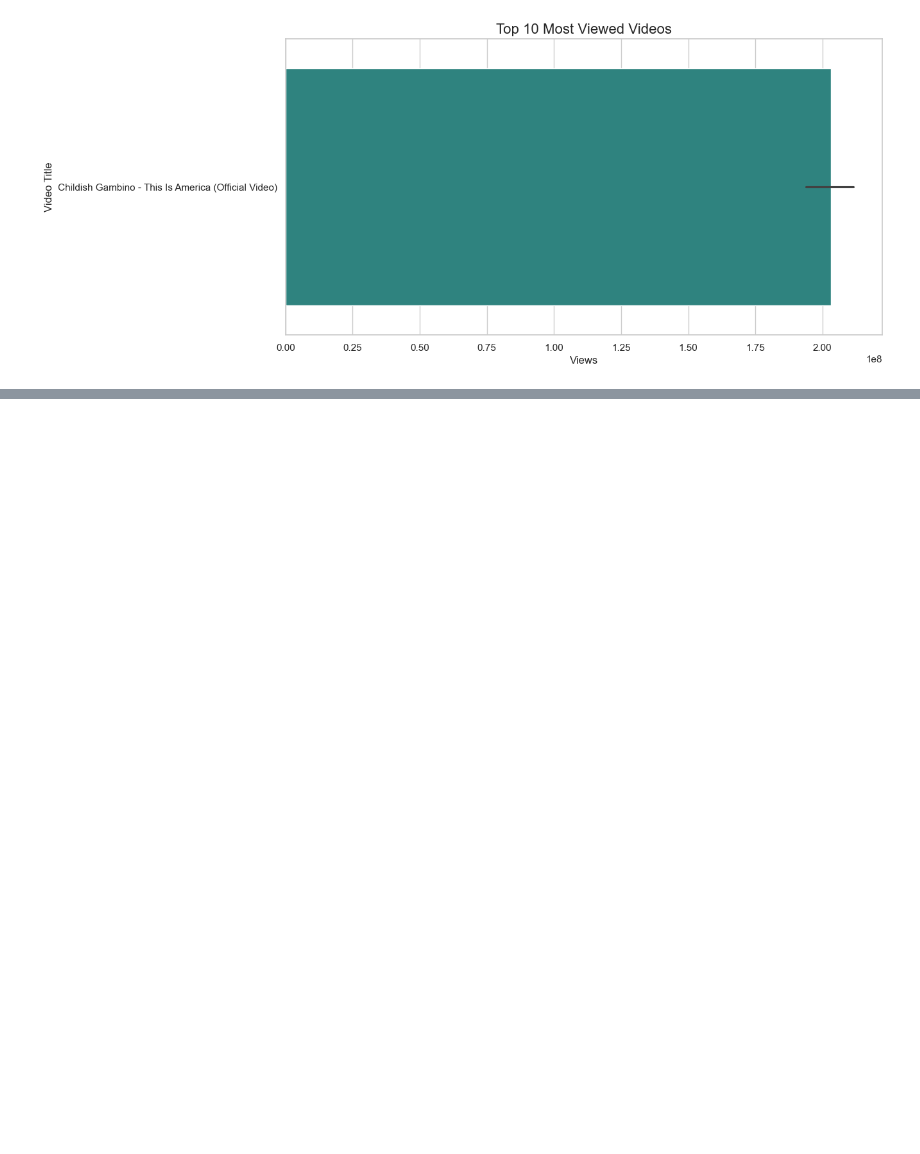
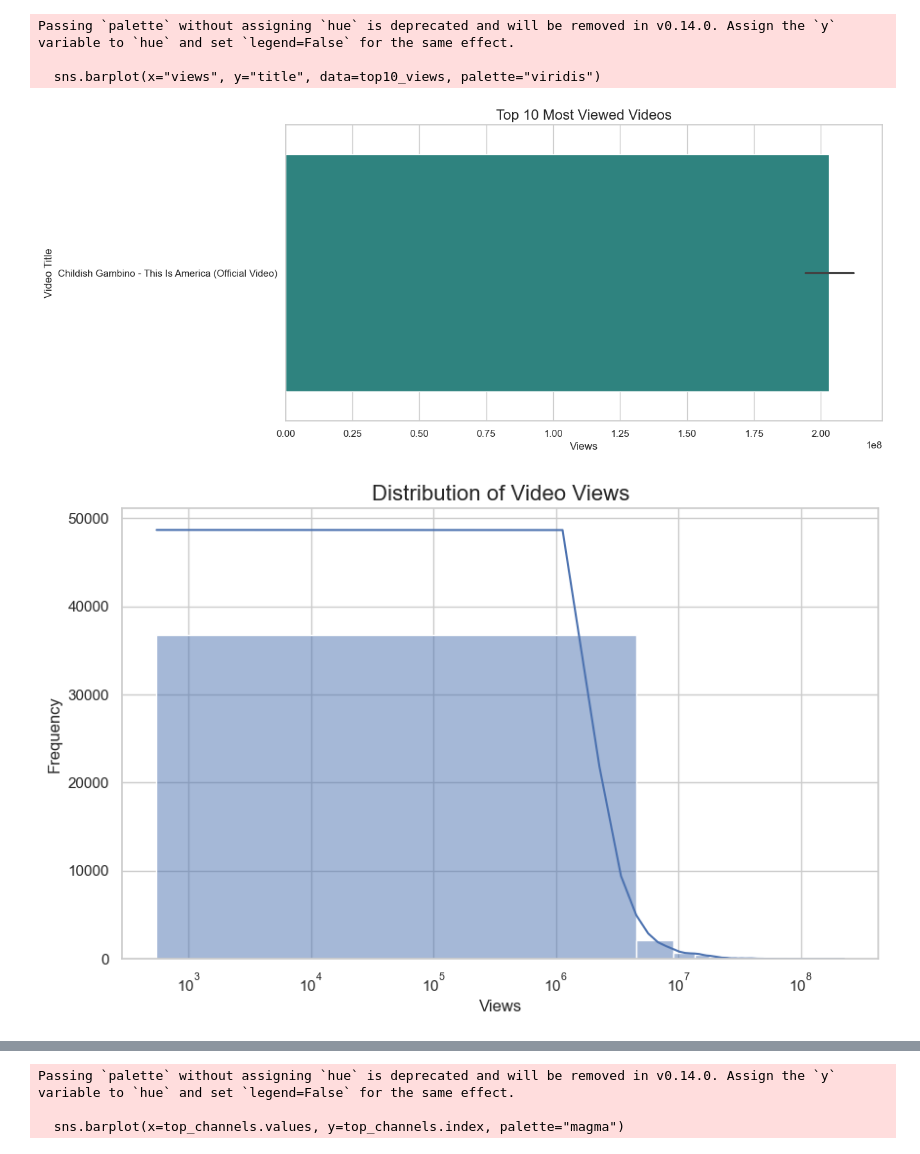
Before and after one commit to Sinchana-SK7/Youtube-Trending-Analysis, a Jupyter notebook: youtube_analysis.ipynb, the cells around one changed output, grey strips where cells are left out. Cells and saved outputs as stored; diff of their text form; code cells hidden in the pictures; blank space fills up the shorter version.

```diff
--- a/youtube_analysis.ipynb
+++ b/youtube_analysis.ipynb
@@ -181,21 +131,53 @@ Passing `palette` without assigning `hue` is deprecated and will be removed in v
 # %%
 import pandas as pd
 import matplotlib.pyplot as plt
 import seaborn as sns
 
 # Load the cleaned dataset
-df = pd.read_csv("I:/youtube/USvideos_clean.csv")
+df = pd.read_csv("USvideos_clean.csv")
 
 # Set a style for seaborn
 sns.set(style="whitegrid")
 
 # 1. Top 10 most viewed videos
 top10_views = df.nlargest(10, "views")
 plt.figure(figsize=(12,6))
-sns.barplot(x="views", y="title", data=top10_views, hue="title", dodge=False, palette="viridis", legend=False)
+sns.barplot(x="views", y="title", data=top10_views, palette="viridis")
 plt.title("Top 10 Most Viewed Videos", fontsize=16)
 plt.xlabel("Views")
 plt.ylabel("Video Title")
 plt.show()
+
+# 2. Distribution of video views
+plt.figure(figsize=(10,6))
+sns.histplot(df["views"], bins=50, kde=True)
+plt.title("Distribution of Video Views", fontsize=16)
+plt.xlabel("Views")
+plt.ylabel("Frequency")
+plt.xscale("log")   # scale because views vary a lot
+plt.show()
+
+# 3. Likes vs Dislikes relationship
+plt.figure(figsize=(8,6))
+sns.scatterplot(x="likes", y="dislikes", data=df, alpha=0.5)
+plt.title("Likes vs Dislikes", fontsize=16)
+plt.xlabel("Likes")
+plt.ylabel("Dislikes")
+plt.xscale("log")
+plt.yscale("log")
+plt.show()
+
+# 4. Most popular channels by number of trending videos
+top_channels = df["channel_title"].value_counts().head(10)
+plt.figure(figsize=(12,6))
+sns.barplot(x=top_channels.values, y=top_channels.index, palette="magma")
+plt.title("Top 10 Channels by Trending Videos", fontsize=16)
+plt.xlabel("Number of Trending Videos")
+plt.ylabel("Channel")
+plt.show()
 # %% [output]
+Passing `palette` without assigning `hue` is deprecated and will be removed in v0.14.0. Assign the `y` variable to `hue` and set `legend=False` for the same effect.
+
+  sns.barplot(x="views", y="title", data=top10_views, palette="viridis")
 [figure]
+[figure, added]
@@ -201,0 +185,3 @@ plt.show()
+Passing `palette` without assigning `hue` is deprecated and will be removed in v0.14.0. Assign the `y` variable to `hue` and set `legend=False` for the same effect.
+
+  sns.barplot(x=top_channels.values, y=top_channels.index, palette="magma")
```
Also changed, not shown: parts of 24 cells of this notebook.
